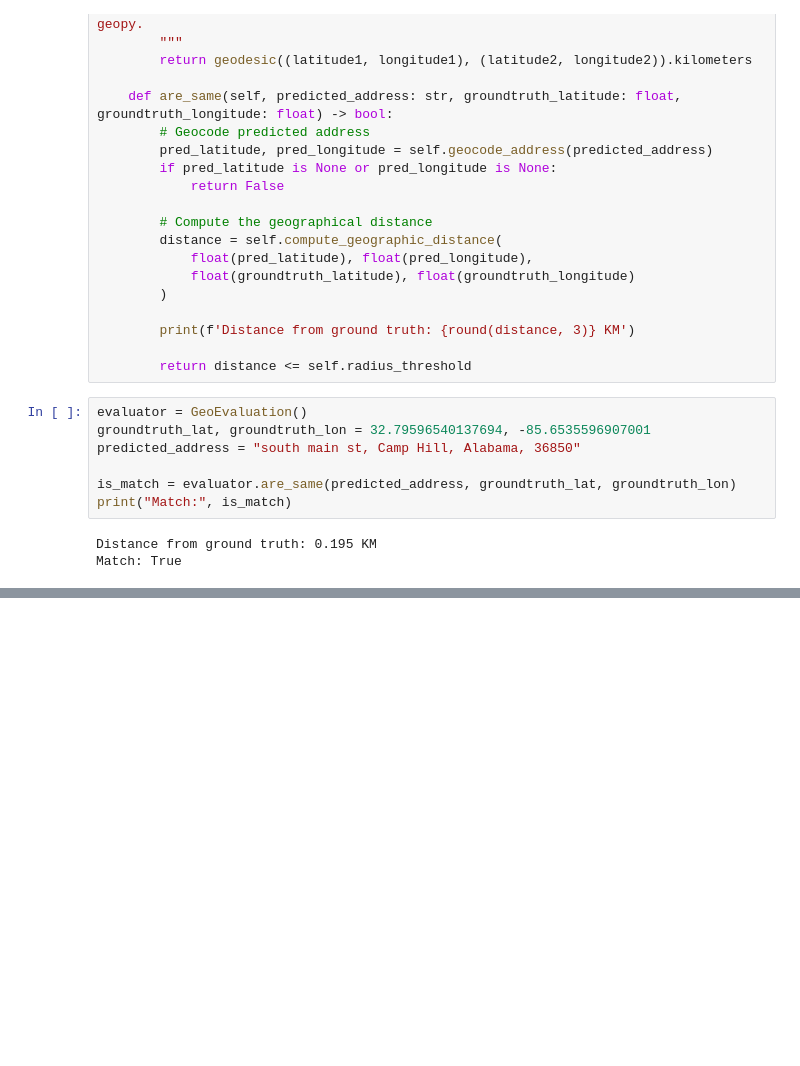
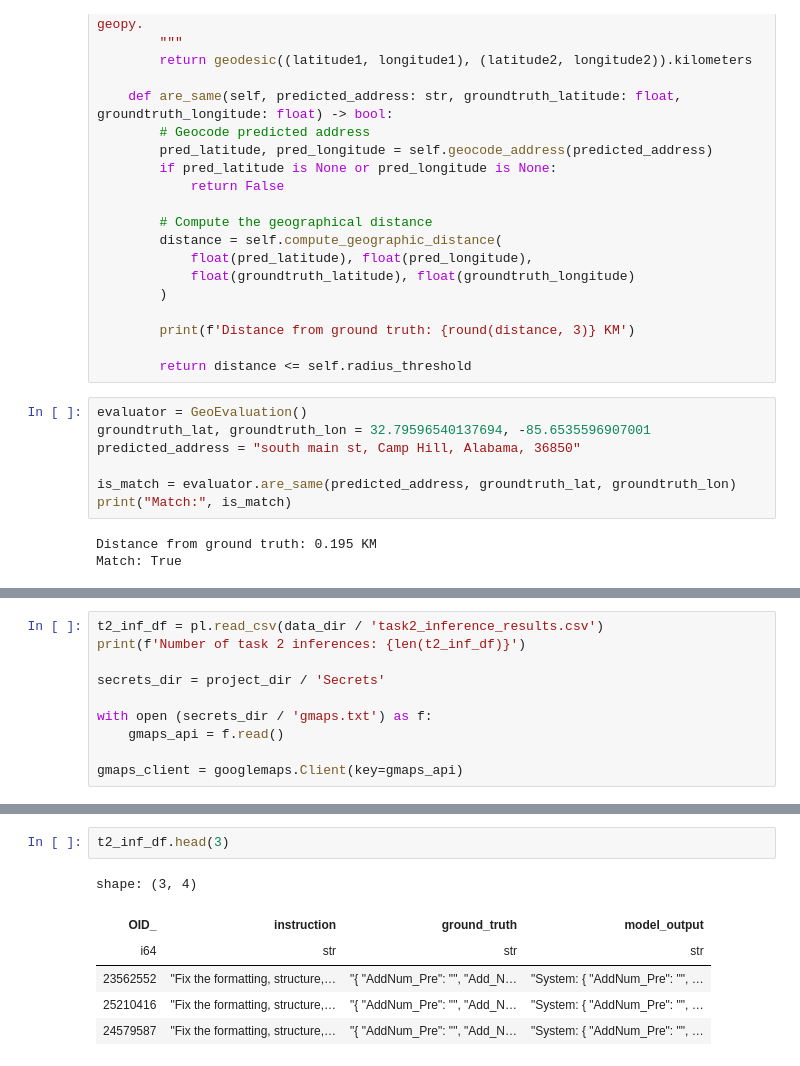
Before and after one commit to divyiavenkat/AddressFixer-LLM, a Jupyter notebook: Notebooks/geo_eval.ipynb, the cells around one changed output, grey strips where cells are left out. Drawn from its saved outputs; the diff is of its cells as text; blank space fills up the shorter version.

Commit message:
added task 1 and task 2 evaluation

```diff
--- a/Notebooks/geo_eval.ipynb
+++ b/Notebooks/geo_eval.ipynb
@@ -106,0 +414,10 @@ Match: True
+# %%
+t2_inf_df = pl.read_csv(data_dir / 'task2_inference_results.csv')
+print(f'Number of task 2 inferences: {len(t2_inf_df)}')
+
+secrets_dir = project_dir / 'Secrets'
+
+with open (secrets_dir / 'gmaps.txt') as f:
+    gmaps_api = f.read()
+
+gmaps_client = googlemaps.Client(key=gmaps_api)
@@ -106,0 +437,9 @@ Match: True
+# %%
+t2_inf_df.head(3)
+# %% [output]
+shape: (3, 4)
+| OID_ | instruction | ground_truth | model_output |
+| i64 | str | str | str |
+| 23562552 | "Fix the formatting, structure,… | "{ "AddNum_Pre": "", "Add_N… | "System: { "AddNum_Pre": "", … |
+| 25210416 | "Fix the formatting, structure,… | "{ "AddNum_Pre": "", "Add_N… | "System: { "AddNum_Pre": "", … |
+| 24579587 | "Fix the formatting, structure,… | "{ "AddNum_Pre": "", "Add_N… | "System: { "AddNum_Pre": "", … |
```
Also changed, not shown: parts of 36 cells of this notebook.
